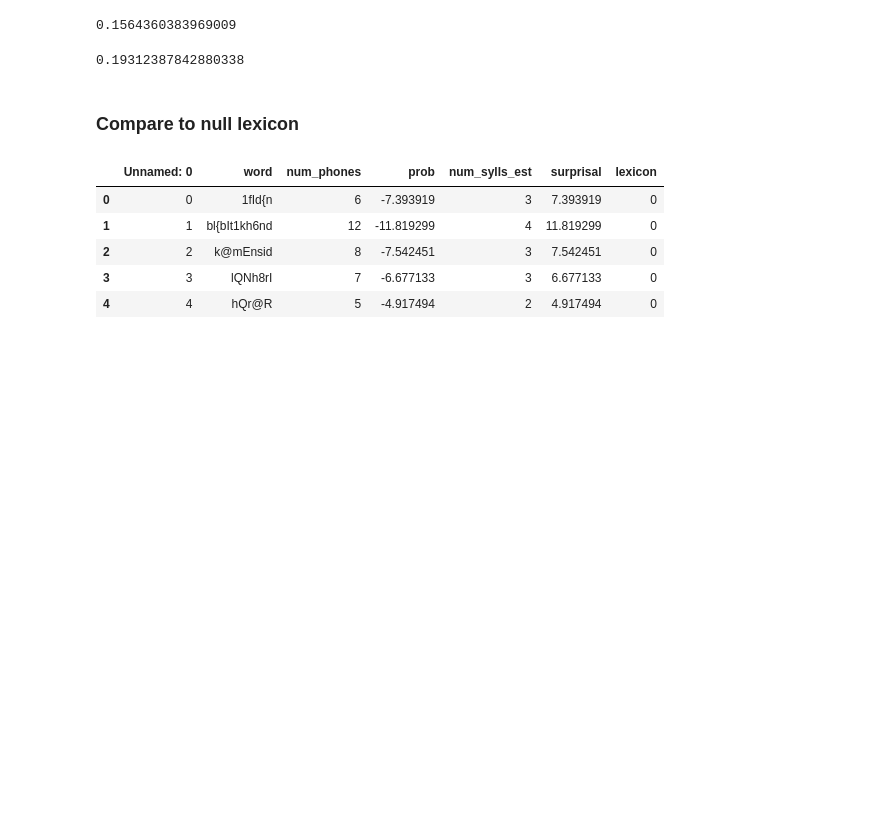
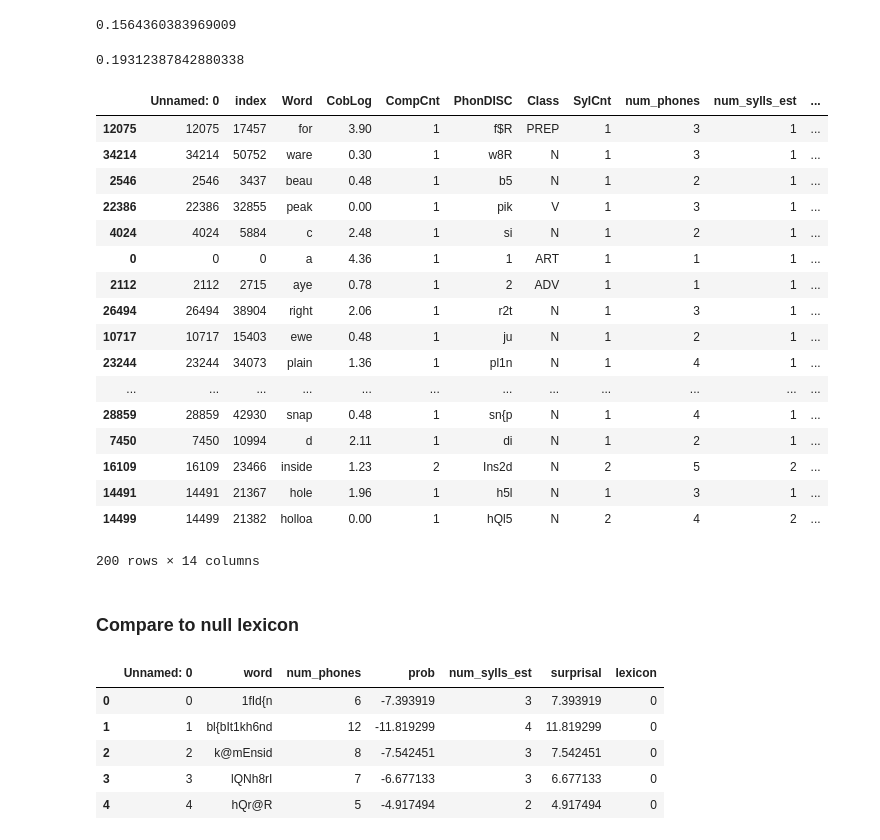
Before and after one commit to seantrott/homophone_simulations, a Jupyter notebook: using_null_lexicons.ipynb, the cells around one changed output. Saved outputs shown, nothing was run; the diff lists cells and outputs as text; code cells hidden in the pictures; blank space fills up the shorter version.

```diff
--- a/using_null_lexicons.ipynb
+++ b/using_null_lexicons.ipynb
@@ -49,6 +49,27 @@ REAL_HOMOPHONE_PERCENTAGE
 df_celex_processed['num_homophones'].mean()
 # %% [output]
 0.19312387842880338
+# %%
+df_celex_processed.sort_values('num_homophones', ascending=False).head(200)
+# %% [output]
+|  | Unnamed: 0 | index | Word | CobLog | CompCnt | PhonDISC | Class | SylCnt | num_phones | num_sylls_est | ... |
+| 12075 | 12075 | 17457 | for | 3.90 | 1 | f$R | PREP | 1 | 3 | 1 | ... |
+| 34214 | 34214 | 50752 | ware | 0.30 | 1 | w8R | N | 1 | 3 | 1 | ... |
+| 2546 | 2546 | 3437 | beau | 0.48 | 1 | b5 | N | 1 | 2 | 1 | ... |
+| 22386 | 22386 | 32855 | peak | 0.00 | 1 | pik | V | 1 | 3 | 1 | ... |
+| 4024 | 4024 | 5884 | c | 2.48 | 1 | si | N | 1 | 2 | 1 | ... |
+| 0 | 0 | 0 | a | 4.36 | 1 | 1 | ART | 1 | 1 | 1 | ... |
+| 2112 | 2112 | 2715 | aye | 0.78 | 1 | 2 | ADV | 1 | 1 | 1 | ... |
+| 26494 | 26494 | 38904 | right | 2.06 | 1 | r2t | N | 1 | 3 | 1 | ... |
+| 10717 | 10717 | 15403 | ewe | 0.48 | 1 | ju | N | 1 | 2 | 1 | ... |
+| 23244 | 23244 | 34073 | plain | 1.36 | 1 | pl1n | N | 1 | 4 | 1 | ... |
+| ... | ... | ... | ... | ... | ... | ... | ... | ... | ... | ... | ... |
+| 28859 | 28859 | 42930 | snap | 0.48 | 1 | sn{p | N | 1 | 4 | 1 | ... |
+| 7450 | 7450 | 10994 | d | 2.11 | 1 | di | N | 1 | 2 | 1 | ... |
+| 16109 | 16109 | 23466 | inside | 1.23 | 2 | Ins2d | N | 2 | 5 | 2 | ... |
+| 14491 | 14491 | 21367 | hole | 1.96 | 1 | h5l | N | 1 | 3 | 1 | ... |
+| 14499 | 14499 | 21382 | holloa | 0.00 | 1 | hQl5 | N | 2 | 4 | 2 | ... |
+200 rows × 14 columns
 # %% [markdown]
 ### Compare to null lexicon
 # %%
```
Also changed, not shown: parts of 1 cell of this notebook, 3 other files.
